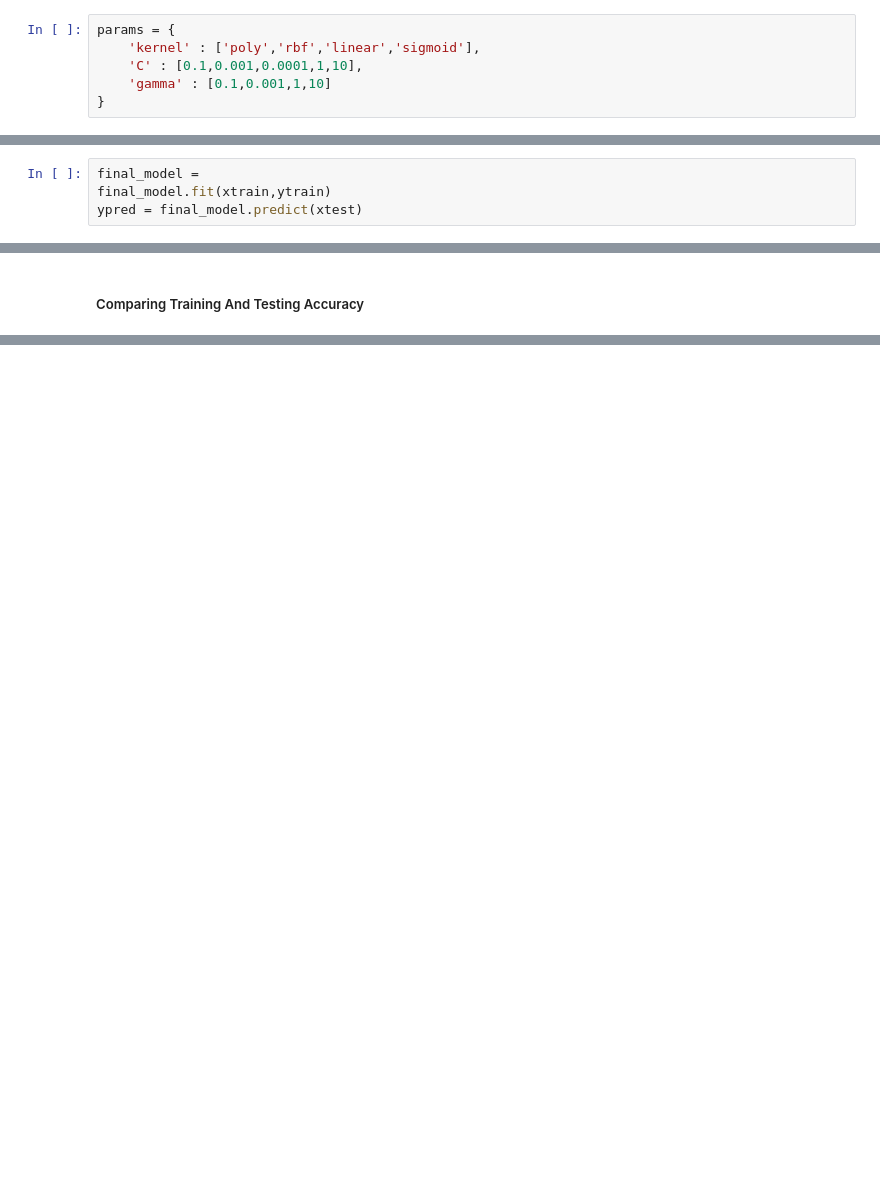
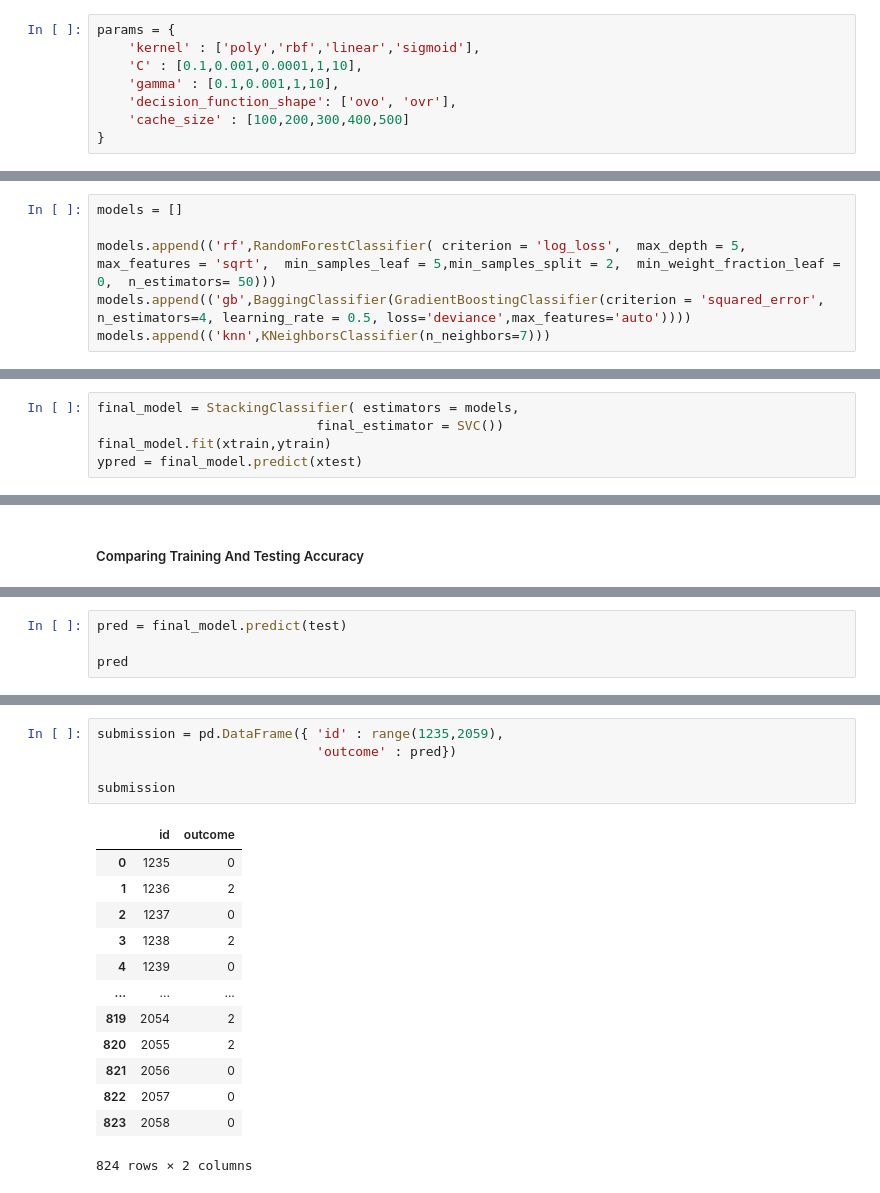
Before and after one commit to kunal-mallick/Predict_Health_Outcomes_of_Horses, a Jupyter notebook: Model Building/Model.ipynb, the cells around one changed output, grey strips where cells are left out. Saved outputs shown, nothing was run; the diff lists cells and outputs as text; blank space fills up the shorter version.

Commit message:
Submitted First Submission

```diff
--- a/Model Building/Model.ipynb
+++ b/Model Building/Model.ipynb
@@ -359,7 +482,9 @@ weighted avg       0.84      0.89      0.84       487
 params = {
     'kernel' : ['poly','rbf','linear','sigmoid'],
     'C' : [0.1,0.001,0.0001,1,10],
-    'gamma' : [0.1,0.001,1,10]
+    'gamma' : [0.1,0.001,1,10],
+    'decision_function_shape': ['ovo', 'ovr'],
+    'cache_size' : [100,200,300,400,500]
 }
 # %%
 grid = GridSearchCV(SVC(), param_grid=params, verbose=1, n_jobs=-1)
@@ -412,3 +528,9 @@ models.append(('rf',RandomForestClassifier( criterion = 'gini',  max_depth = 4,
+# %%
+models = []
+
+models.append(('rf',RandomForestClassifier( criterion = 'log_loss',  max_depth = 5,  max_features = 'sqrt',  min_samples_leaf = 5,min_samples_split = 2,  min_weight_fraction_leaf = 0,  n_estimators= 50)))
+models.append(('gb',BaggingClassifier(GradientBoostingClassifier(criterion = 'squared_error', n_estimators=4, learning_rate = 0.5, loss='deviance',max_features='auto'))))
+models.append(('knn',KNeighborsClassifier(n_neighbors=7)))
 # %%
 predict(VotingClassifier(estimators=models, voting = 'soft'))
 # %% [output]
@@ -476,7 +597,8 @@ weighted avg       0.79      0.89      0.83       487
 # %% [markdown]
 ### Creating Final Model With Hyperparameter Value
 # %%
-final_model =
+final_model = StackingClassifier( estimators = models,
+                            final_estimator = SVC())
 final_model.fit(xtrain,ytrain)
 ypred = final_model.predict(xtest)
 # %% [markdown]
@@ -508,0 +630,4 @@ pickle.dump(final_model, open('model.pkl','wb'))
+# %%
+pred = final_model.predict(test)
+
+pred
@@ -508,0 +652,19 @@ pickle.dump(final_model, open('model.pkl','wb'))
+# %%
+submission = pd.DataFrame({ 'id' : range(1235,2059),
+                            'outcome' : pred})
+
+submission
+# %% [output]
+|  | id | outcome |
+| 0 | 1235 | 0 |
+| 1 | 1236 | 2 |
+| 2 | 1237 | 0 |
+| 3 | 1238 | 2 |
+| 4 | 1239 | 0 |
+| ... | ... | ... |
+| 819 | 2054 | 2 |
+| 820 | 2055 | 2 |
+| 821 | 2056 | 0 |
+| 822 | 2057 | 0 |
+| 823 | 2058 | 0 |
+824 rows × 2 columns
```
Also changed, not shown: parts of 44 cells of this notebook, 1 other file.
